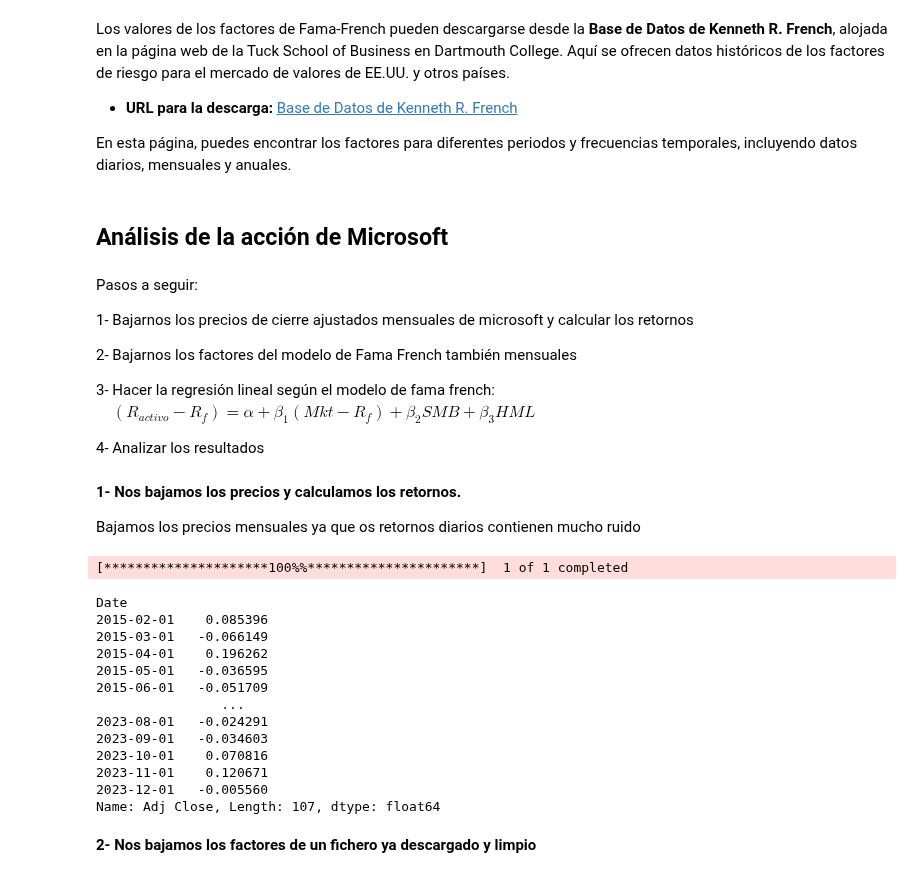
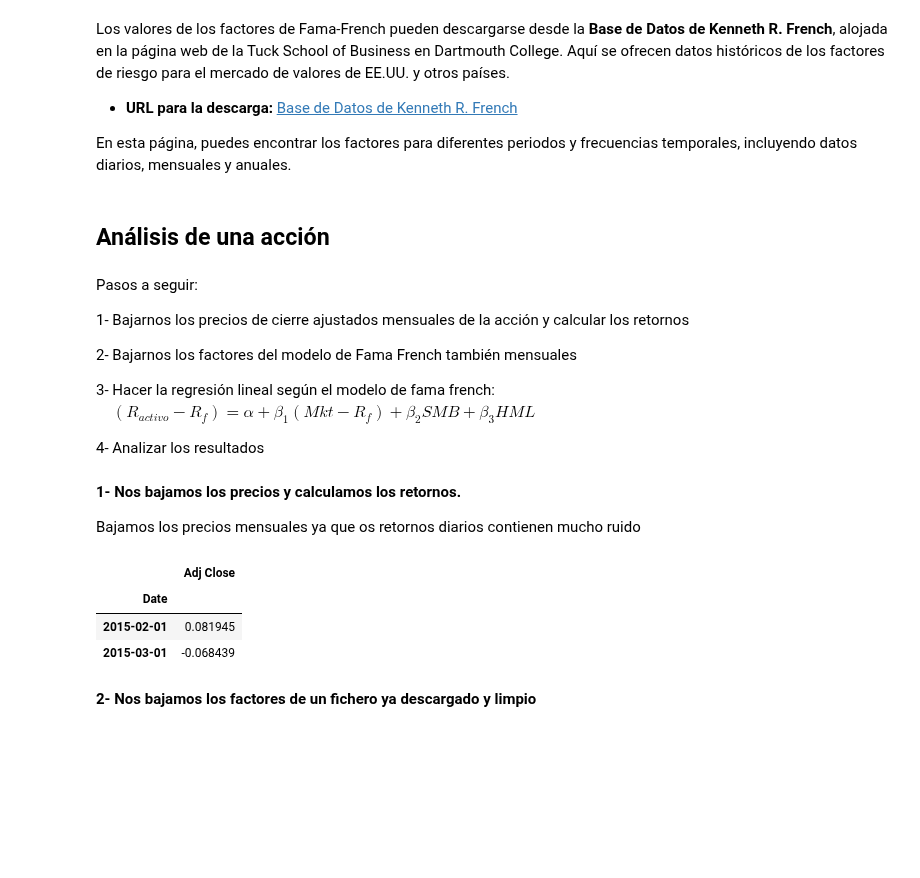
Before and after one commit to alfonso-santos/microcredencial-carteras-python-2023, a Jupyter notebook: Tema_5_APT/src/APT.ipynb, the cells around one changed output. Cells and saved outputs as stored; diff of their text form; code cells hidden in the pictures; blank space fills up the shorter version.

```diff
--- a/Tema_5_APT/src/APT.ipynb
+++ b/Tema_5_APT/src/APT.ipynb
@@ -382,11 +380,11 @@ Los valores de los factores de Fama-French pueden descargarse desde la **Base de
 
 En esta página, puedes encontrar los factores para diferentes periodos y frecuencias temporales, incluyendo datos diarios, mensuales y anuales.
 # %% [markdown]
-## Análisis de la acción de Microsoft
+## Análisis de una acción
 # %% [markdown]
 Pasos a seguir:
 
-1- Bajarnos los precios de cierre ajustados mensuales de microsoft y calcular los retornos
+1- Bajarnos los precios de cierre ajustados mensuales de la acción y calcular los retornos
 
 2- Bajarnos los factores del modelo de Fama French también mensuales
 
@@ -397,27 +395,17 @@ Pasos a seguir:
 **1- Nos bajamos los precios y calculamos los retornos.**
 
 Bajamos los precios mensuales ya que os retornos diarios contienen mucho ruido
-# %%
-precios_msft = yf.download('MSFT', start='2015-01-01', end='2023-12-31', interval='1mo')['Adj Close']
-
-returns_msft = precios_msft.pct_change().dropna()
-
-returns_msft
-# %% [output]
-[*********************100%%**********************]  1 of 1 completed
-Date
-2015-02-01    0.085396
-2015-03-01   -0.066149
-2015-04-01    0.196262
-2015-05-01   -0.036595
-2015-06-01   -0.051709
-                ...
-2023-08-01   -0.024291
-2023-09-01   -0.034603
-2023-10-01    0.070816
-2023-11-01    0.120671
-2023-12-01   -0.005560
-Name: Adj Close, Length: 107, dtype: float64
+# %%
+precios_accion = pd.read_csv('../data/accion.csv', index_col='Date', parse_dates=True)
+
+returns_accion = np.log(precios_accion).diff().dropna()
+
+returns_accion.head(2)
+# %% [output]
+|  | Adj Close |
+| Date |  |
+| 2015-02-01 | 0.081945 |
+| 2015-03-01 | -0.068439 |
 # %% [markdown]
 **2- Nos bajamos los factores de un fichero ya descargado y limpio**
 # %%
```
Also changed, not shown: parts of 12 cells of this notebook, 2 other files.
